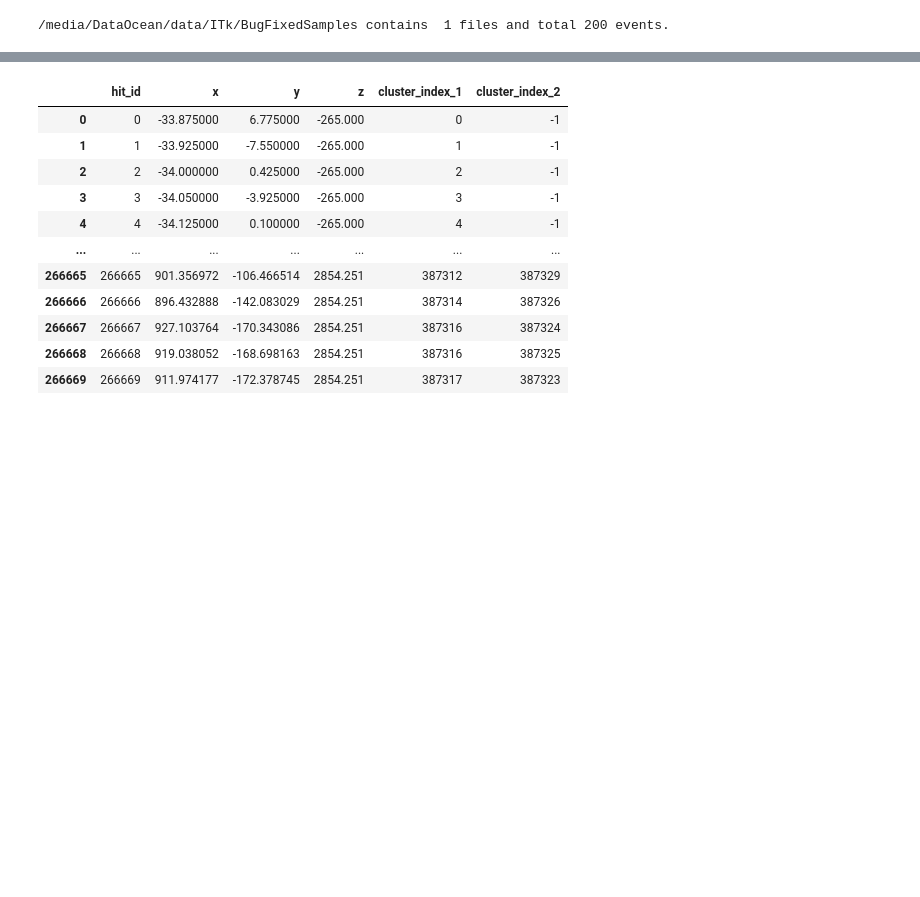
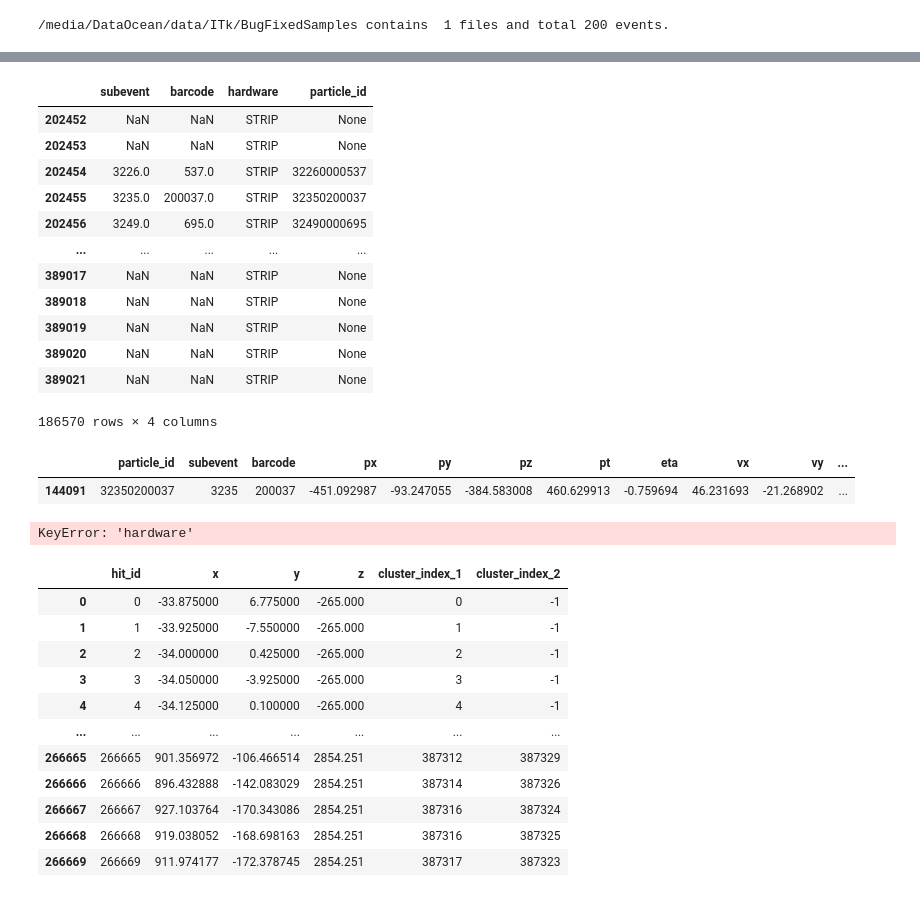
Before and after one commit to xju2/visual_tracks, a Jupyter notebook: notebooks/read_athena_raw_root.ipynb, the cells around one changed output, grey strips where cells are left out. Drawn from its saved outputs; the diff is of its cells as text; code cells hidden in the pictures; blank space fills up the shorter version.

```diff
--- a/notebooks/read_athena_raw_root.ipynb
+++ b/notebooks/read_athena_raw_root.ipynb
@@ -28,0 +59,21 @@ reader.read()
+# %%
+reader.clusters[reader.clusters["hardware"] == "STRIP"][["subevent", "barcode", "hardware", "particle_id"]]
+# %% [output]
+|  | subevent | barcode | hardware | particle_id |
+| 202452 | NaN | NaN | STRIP | None |
+| 202453 | NaN | NaN | STRIP | None |
+| 202454 | 3226.0 | 537.0 | STRIP | 32260000537 |
+| 202455 | 3235.0 | 200037.0 | STRIP | 32350200037 |
+| 202456 | 3249.0 | 695.0 | STRIP | 32490000695 |
+| ... | ... | ... | ... | ... |
+| 389017 | NaN | NaN | STRIP | None |
+| 389018 | NaN | NaN | STRIP | None |
+| 389019 | NaN | NaN | STRIP | None |
+| 389020 | NaN | NaN | STRIP | None |
+| 389021 | NaN | NaN | STRIP | None |
+186570 rows × 4 columns
+# %%
+reader.particles[(reader.particles['subevent'] == 3235) & (reader.particles['barcode'] == 200037)]
+# %% [output]
+|  | particle_id | subevent | barcode | px | py | pz | pt | eta | vx | vy | ... |
+| 144091 | 32350200037 | 3235 | 200037 | -451.092987 | -93.247055 | -384.583008 | 460.629913 | -0.759694 | 46.231693 | -21.268902 | ... |
@@ -29,3 +85,7 @@ reader.read()
+# %%
+results[results["hardware"] == "STRIP"]["subevent", "barcode", "hardware", "particle_id"]
+# %% [output]
+KeyError: 'hardware'
 # %%
 reader.spacepoints
 # %% [output]
```
Also changed, not shown: parts of 5 cells of this notebook, 27 other files.
